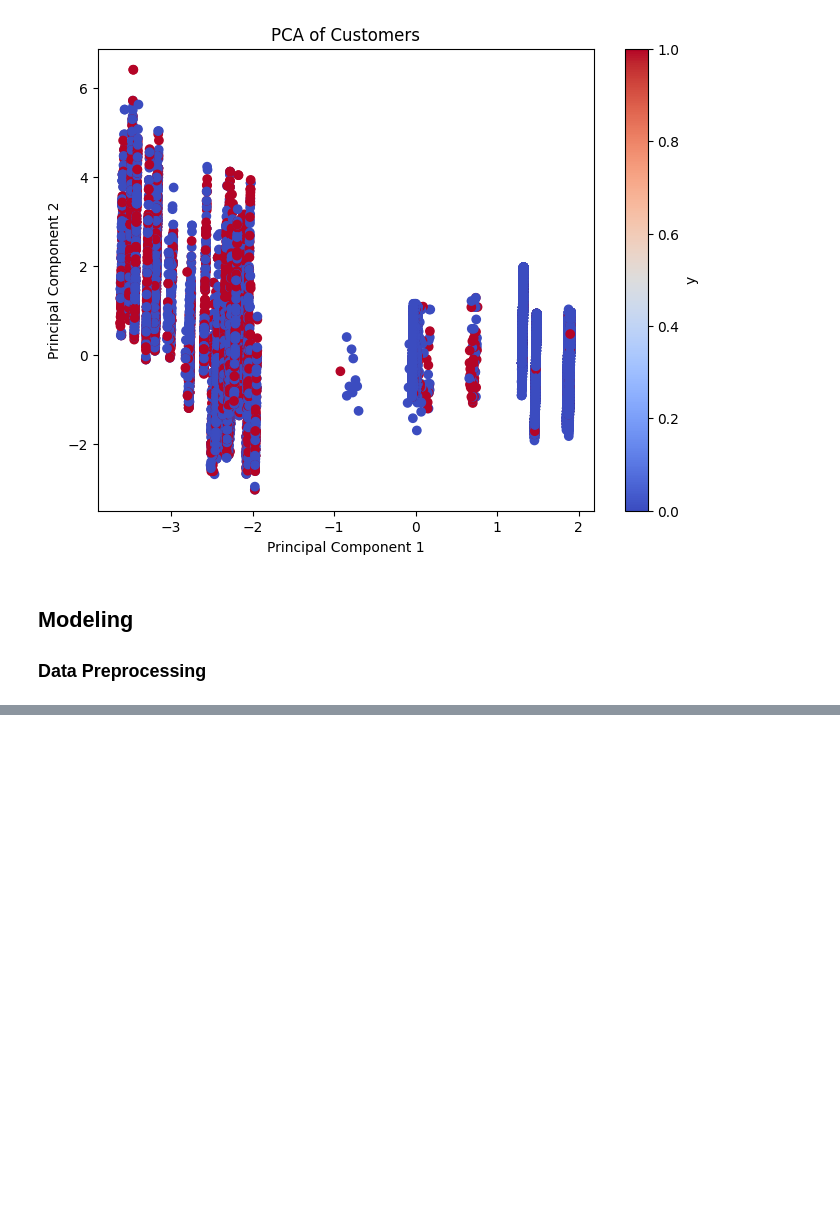
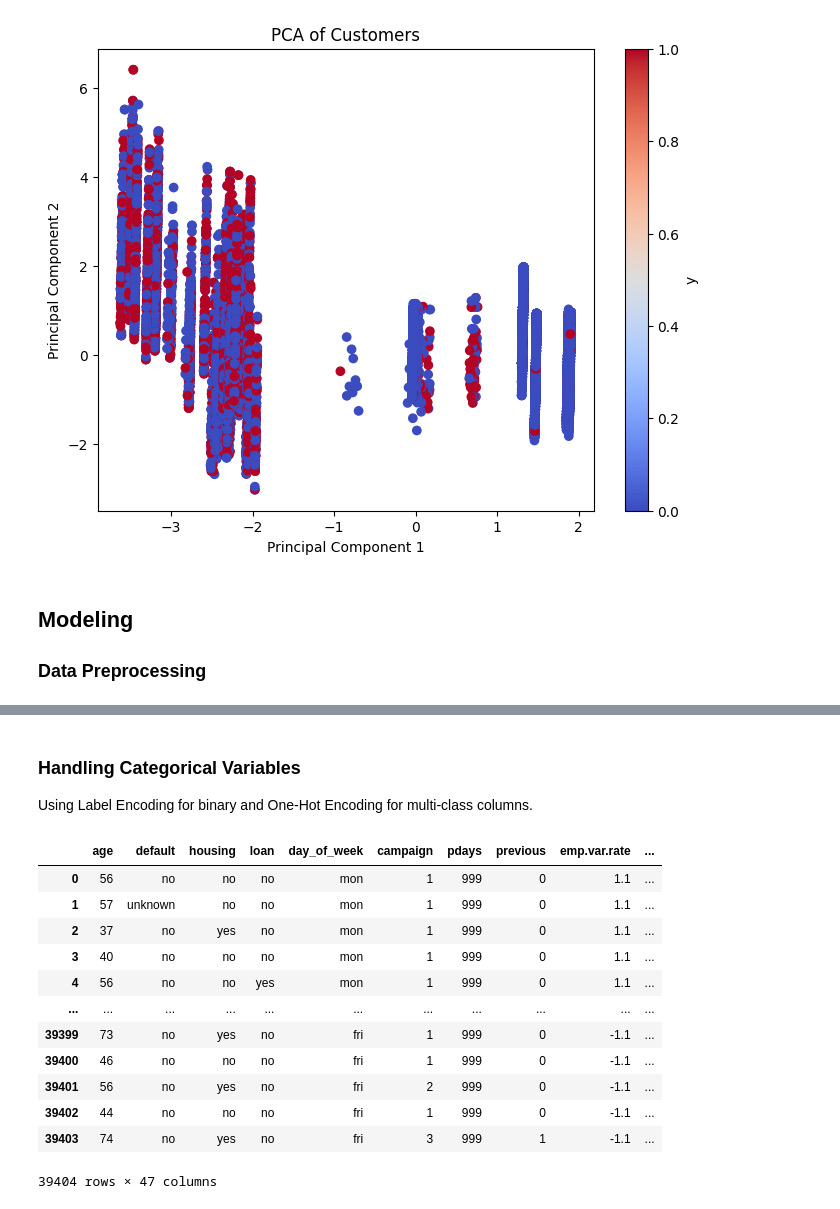
Before and after one commit to Mweru/Bank-Marketing-Data-Analysis, a Jupyter notebook: Bank_Marketing_Data_Analysis.ipynb, the cells around one changed output, grey strips where cells are left out. Drawn from its saved outputs; the diff is of its cells as text; code cells hidden in the pictures; blank space fills up the shorter version.

```diff
--- a/Bank_Marketing_Data_Analysis.ipynb
+++ b/Bank_Marketing_Data_Analysis.ipynb
@@ -243,3 +243,6 @@ plt.show()
 # %% [markdown]
 ## Modeling
 ### Data Preprocessing
+# %%
+df = pd.read_csv('bank-direct-marketing-campaigns-cleaned.csv')
+df.head()
@@ -245,0 +256,28 @@ plt.show()
+# %% [markdown]
+### Handling Categorical Variables
+
+Using Label Encoding for binary and One-Hot Encoding for multi-class columns.
+# %%
+from sklearn.preprocessing import LabelEncoder
+
+# Binary encoding for target variable
+df['y'] = LabelEncoder().fit_transform(df['y'])
+
+# One-hot encoding for multi-category features
+df = pd.get_dummies(df, columns=['job', 'marital', 'education', 'contact', 'month', 'poutcome'], drop_first=True)
+# %%
+df
+# %% [output]
+|  | age | default | housing | loan | day_of_week | campaign | pdays | previous | emp.var.rate | ... |
+| 0 | 56 | no | no | no | mon | 1 | 999 | 0 | 1.1 | ... |
+| 1 | 57 | unknown | no | no | mon | 1 | 999 | 0 | 1.1 | ... |
+| 2 | 37 | no | yes | no | mon | 1 | 999 | 0 | 1.1 | ... |
+| 3 | 40 | no | no | no | mon | 1 | 999 | 0 | 1.1 | ... |
+| 4 | 56 | no | no | yes | mon | 1 | 999 | 0 | 1.1 | ... |
+| ... | ... | ... | ... | ... | ... | ... | ... | ... | ... | ... |
+| 39399 | 73 | no | yes | no | fri | 1 | 999 | 0 | -1.1 | ... |
+| 39400 | 46 | no | no | no | fri | 1 | 999 | 0 | -1.1 | ... |
+| 39401 | 56 | no | yes | no | fri | 2 | 999 | 0 | -1.1 | ... |
+| 39402 | 44 | no | no | no | fri | 1 | 999 | 0 | -1.1 | ... |
+| 39403 | 74 | no | yes | no | fri | 3 | 999 | 1 | -1.1 | ... |
+39404 rows × 47 columns
```
Also changed, not shown: parts of 2 cells of this notebook.
